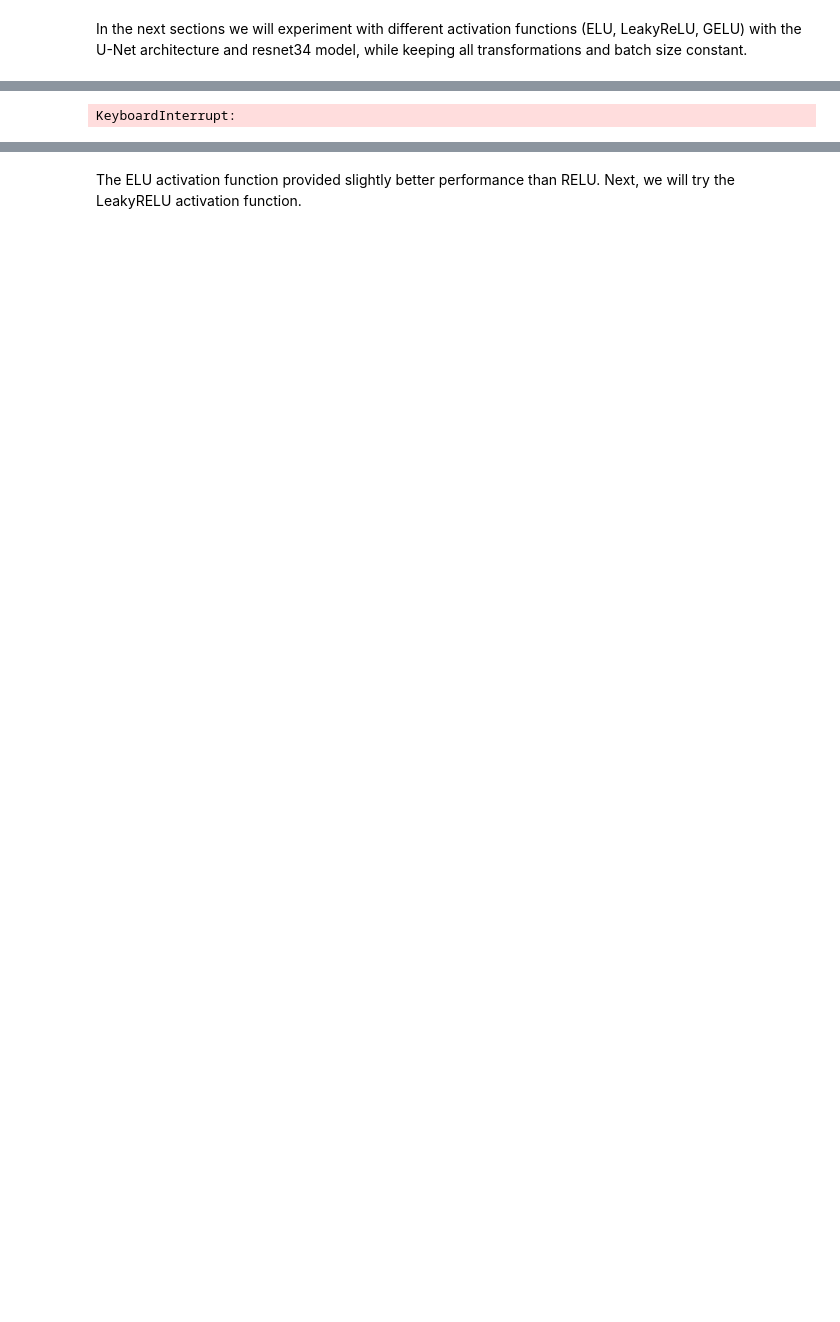
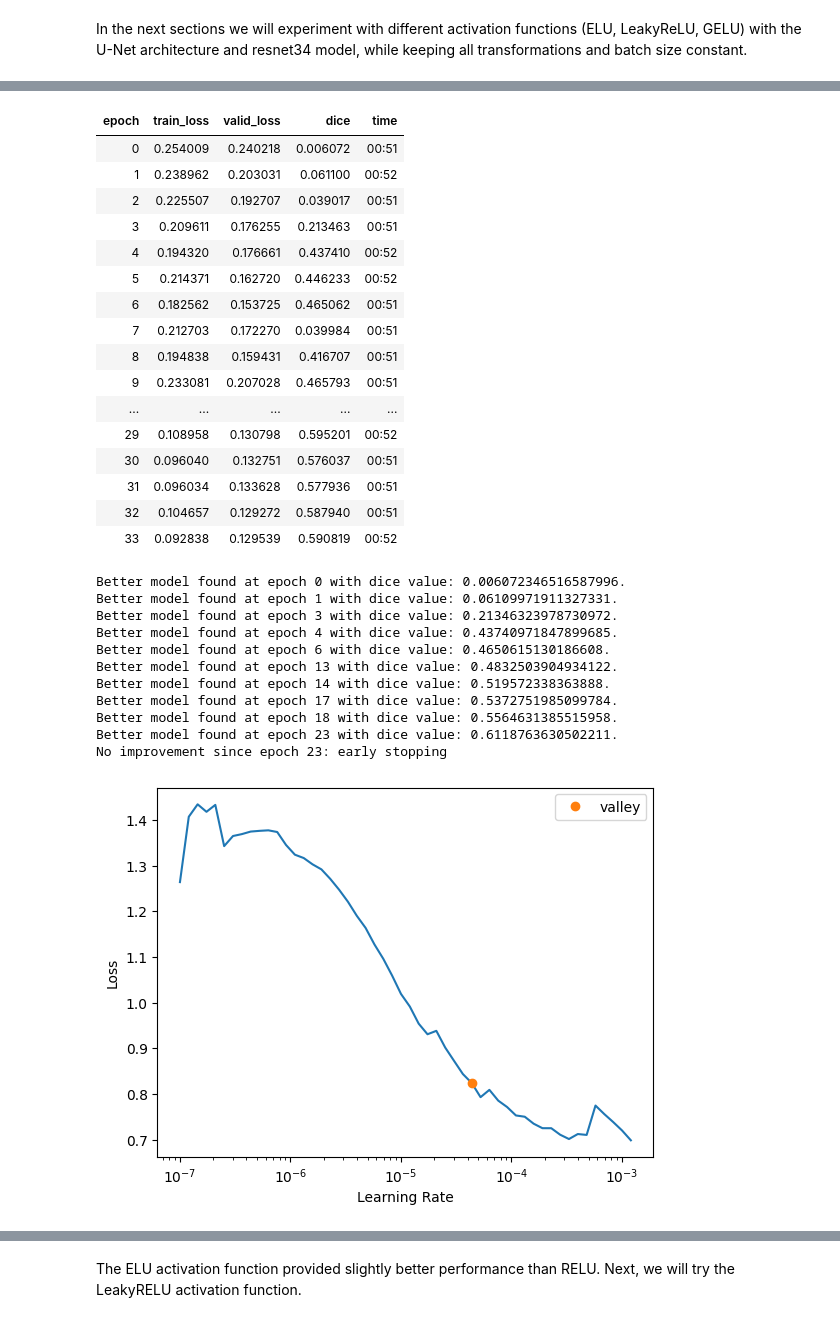
Before and after one commit to kleenman/tds_capstone, a Jupyter notebook: model.ipynb, the cells around one changed output, grey strips where cells are left out. Saved outputs shown, nothing was run; the diff lists cells and outputs as text; code cells hidden in the pictures; blank space fills up the shorter version.

```diff
--- a/model.ipynb
+++ b/model.ipynb
@@ -157,5 +205,5 @@ In the next sections we will experiment with different activation functions (ELU
 # %%
 # Exponential Linear Unit (ELU) activation function:
 
-learn_ELU = create_and_train_learner(dls16, fname='best_frozen_ELU', act_cls=torch.nn.modules.activation.ELU)
+learn_ELU = create_and_train_learner(dls4, fname='best_frozen_ELU', act_cls=torch.nn.modules.activation.ELU)
 # %% [output]
@@ -162,2 +211,30 @@ learn_ELU = create_and_train_learner(dls16, fname='best_frozen_ELU', act_cls=tor
+| epoch | train_loss | valid_loss | dice | time |
+| 0 | 0.254009 | 0.240218 | 0.006072 | 00:51 |
+| 1 | 0.238962 | 0.203031 | 0.061100 | 00:52 |
+| 2 | 0.225507 | 0.192707 | 0.039017 | 00:51 |
+| 3 | 0.209611 | 0.176255 | 0.213463 | 00:51 |
+| 4 | 0.194320 | 0.176661 | 0.437410 | 00:52 |
+| 5 | 0.214371 | 0.162720 | 0.446233 | 00:52 |
+| 6 | 0.182562 | 0.153725 | 0.465062 | 00:51 |
+| 7 | 0.212703 | 0.172270 | 0.039984 | 00:51 |
+| 8 | 0.194838 | 0.159431 | 0.416707 | 00:51 |
+| 9 | 0.233081 | 0.207028 | 0.465793 | 00:51 |
+| ... | ... | ... | ... | ... |
+| 29 | 0.108958 | 0.130798 | 0.595201 | 00:52 |
+| 30 | 0.096040 | 0.132751 | 0.576037 | 00:51 |
+| 31 | 0.096034 | 0.133628 | 0.577936 | 00:51 |
+| 32 | 0.104657 | 0.129272 | 0.587940 | 00:51 |
+| 33 | 0.092838 | 0.129539 | 0.590819 | 00:52 |
-KeyboardInterrupt:
+Better model found at epoch 0 with dice value: 0.006072346516587996.
+Better model found at epoch 1 with dice value: 0.06109971911327331.
+Better model found at epoch 3 with dice value: 0.21346323978730972.
+Better model found at epoch 4 with dice value: 0.43740971847899685.
+Better model found at epoch 6 with dice value: 0.4650615130186608.
+Better model found at epoch 13 with dice value: 0.4832503904934122.
+Better model found at epoch 14 with dice value: 0.519572338363888.
+Better model found at epoch 17 with dice value: 0.5372751985099784.
+Better model found at epoch 18 with dice value: 0.5564631385515958.
+Better model found at epoch 23 with dice value: 0.6118763630502211.
+No improvement since epoch 23: early stopping
+[figure, added]
 # %% [markdown]
```
Also changed, not shown: parts of 36 cells of this notebook.
